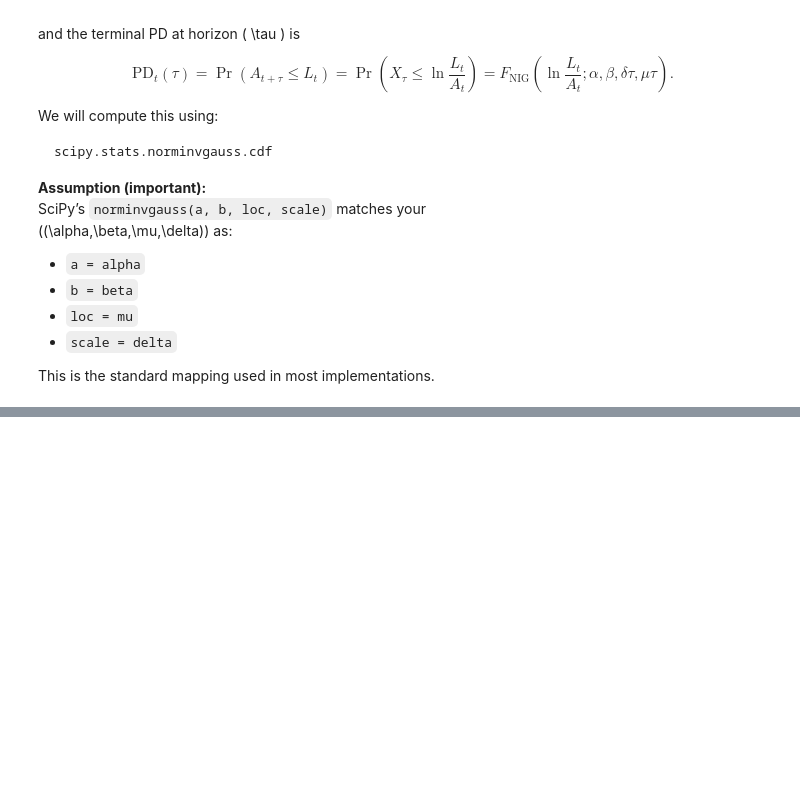
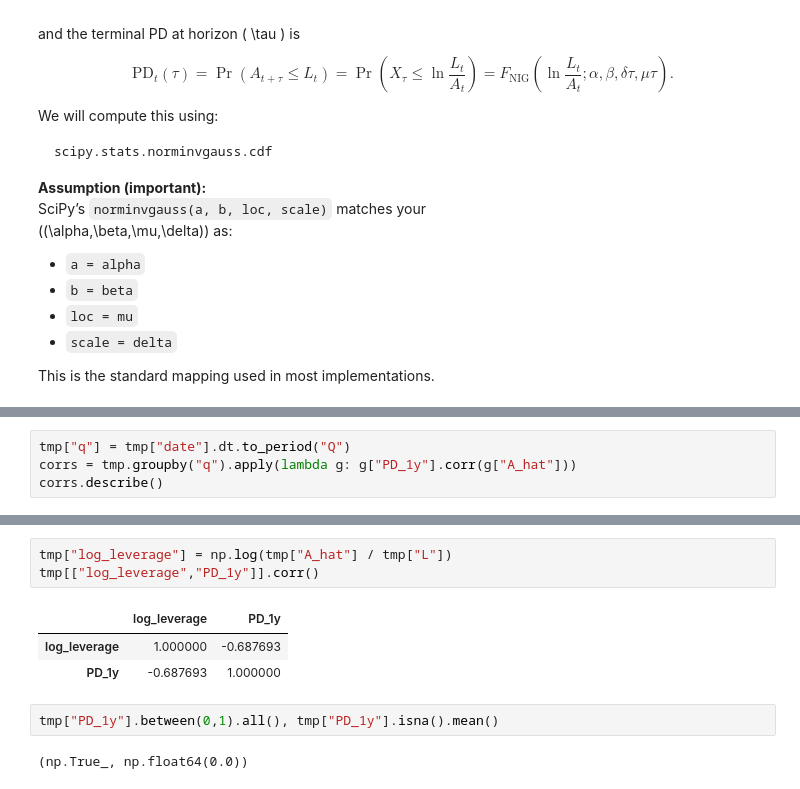
Before and after one commit to keenanveronica/Merton_NIGbayesian, a Jupyter notebook: NIG_model.ipynb, the cells around one changed output, grey strips where cells are left out. Cells and saved outputs as stored; diff of their text form; blank space fills up the shorter version.

```diff
--- a/NIG_model.ipynb
+++ b/NIG_model.ipynb
@@ -1111,0 +475,4 @@ Name: A_over_L, dtype: float64
+# %%
+tmp["q"] = tmp["date"].dt.to_period("Q")
+corrs = tmp.groupby("q").apply(lambda g: g["PD_1y"].corr(g["A_hat"]))
+corrs.describe()
@@ -1111,0 +489,11 @@ Name: A_over_L, dtype: float64
+# %%
+tmp["log_leverage"] = np.log(tmp["A_hat"] / tmp["L"])
+tmp[["log_leverage","PD_1y"]].corr()
+# %% [output]
+|  | log_leverage | PD_1y |
+| log_leverage | 1.000000 | -0.687693 |
+| PD_1y | -0.687693 | 1.000000 |
+# %%
+tmp["PD_1y"].between(0,1).all(), tmp["PD_1y"].isna().mean()
+# %% [output]
+(np.True_, np.float64(0.0))
```
Also changed, not shown: parts of 24 cells of this notebook, 4 other files.
